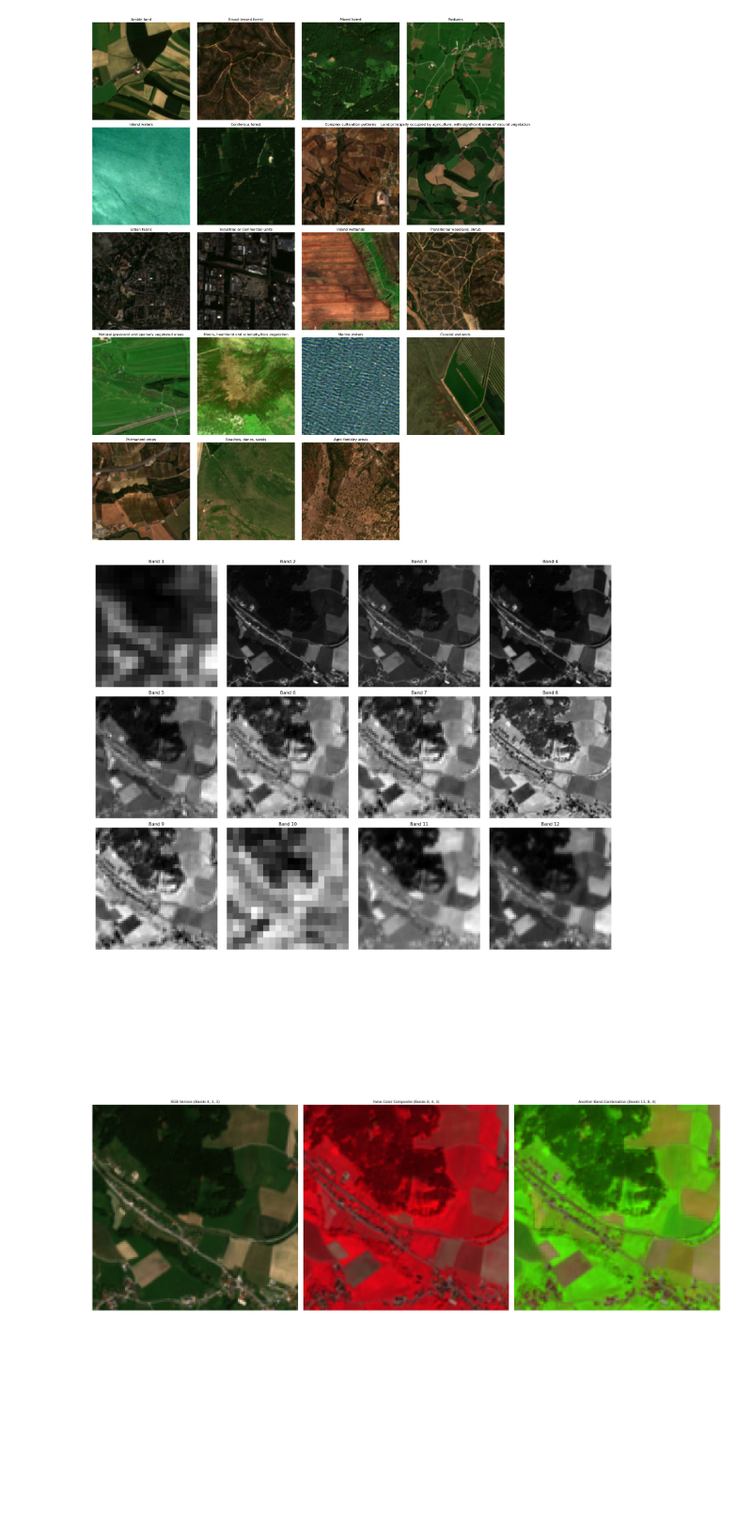
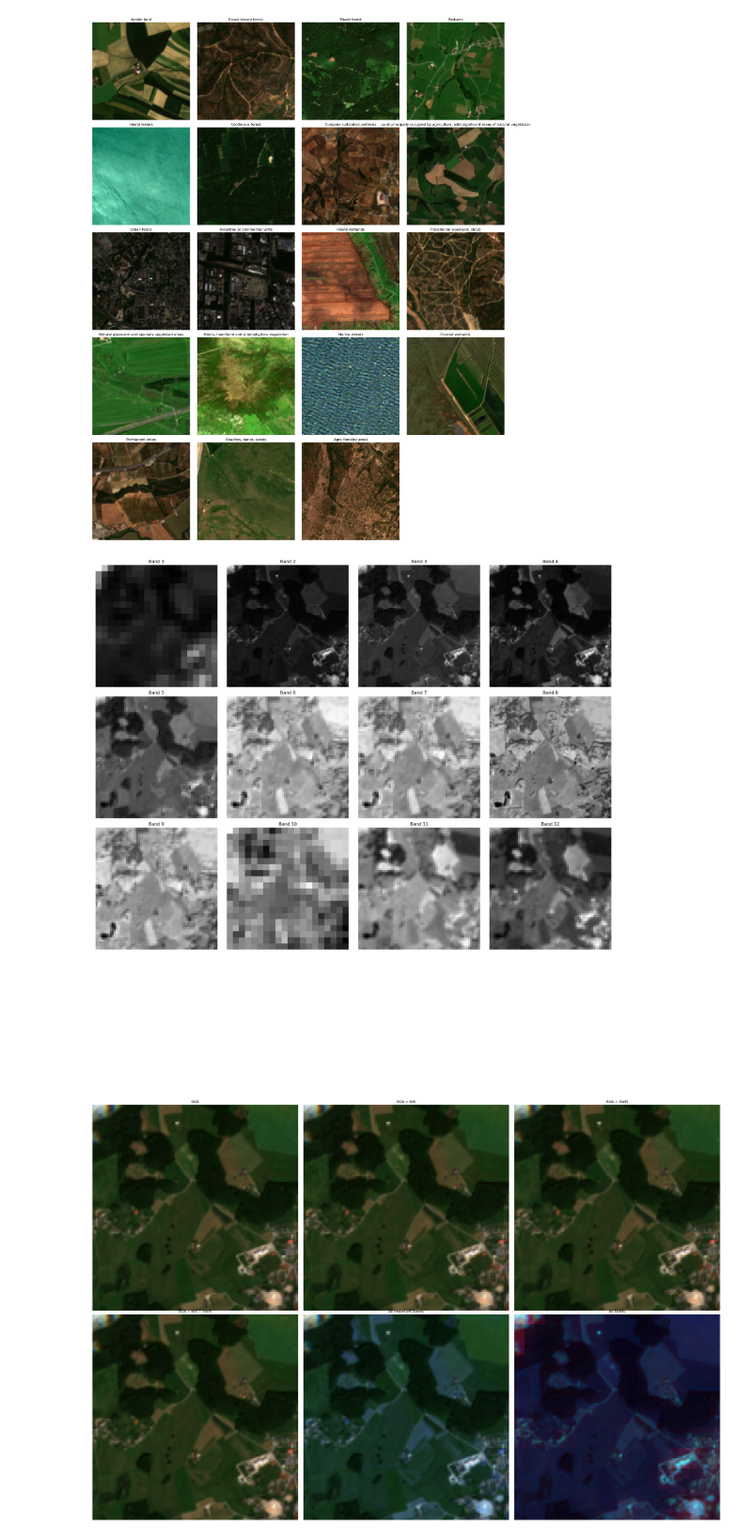
Before and after one commit to StaticRevo/FYP-Multi-Label-Classification-using-Deep-Learning, a Jupyter notebook: FYPProjectMultiSpectral/notebooks/data_exploration.ipynb, the cells around one changed output. Shown at 94% size. Drawn from its saved outputs; the diff is of its cells as text; code cells hidden in the pictures; blank space fills up the shorter version.

```diff
--- a/FYPProjectMultiSpectral/notebooks/data_exploration.ipynb
+++ b/FYPProjectMultiSpectral/notebooks/data_exploration.ipynb
@@ -24,12 +24,12 @@ import textwrap
 import ast
 from glob import glob
 # %%
-metadata_df_05percent = pd.read_csv(r'C:\Users\isaac\Desktop\BigEarthTests\0.5%_BigEarthNet\metadata_0.5%_BigEarthNet.csv')
+metadata_df_05percent = pd.read_csv(r'C:\Users\isaac\Desktop\BigEarthTests\0.5%_BigEarthNet\metadata_0.5_percent.csv')
 metadata_df_1percent = pd.read_csv(r'C:\Users\isaac\Desktop\BigEarthTests\1%_BigEarthNet\metadata_1_percent.csv')
 metadata_df_5percent = pd.read_csv(r'C:\Users\isaac\Desktop\BigEarthTests\5%_BigEarthNet\metadata_5_percent.csv')
 metadata_df_10percent = pd.read_csv(r'C:\Users\isaac\Desktop\BigEarthTests\10%_BigEarthNet\metadata_10_percent.csv')
 metadata_df_50percent = pd.read_csv(r'C:\Users\isaac\Desktop\BigEarthTests\50%_BigEarthNet\metadata_50_percent.csv')
-metadata_df_original = pd.read_parquet(r'C:\Users\isaac\Downloads\metadata.parquet')
+metadata_df_original = pd.read_csv(r'C:\Users\isaac\Desktop\BigEarthTests\100%_BigEarthNet\metadata_100_percent.csv')
 
 dataset_dir = r'C:\Users\isaac\Desktop\BigEarthTests\Subsets\1%Copy'
 original_dataset_dir = r'D:\Datasets\BigEarthNet-S2\100%BigEarthNet'
@@ -308,61 +451,64 @@ plt.show()
 [figure]
 # %%
 # Path to the combined 13-band TIFF file
-tif_path = r'C:\Users\isaac\Desktop\Small\CombinedImages\S2A_MSIL2A_20170613T101031_N9999_R022_T33UUP\S2A_MSIL2A_20170613T101031_N9999_R022_T33UUP_80_58.tif'
+tif_path = r'C:\Users\isaac\Desktop\BigEarthTests\5%_BigEarthNet\CombinedImages\S2A_MSIL2A_20170613T101031_N9999_R022_T33UUP_41_60.tif'
 
 # Read the combined 13-band TIFF file
 with rasterio.open(tif_path) as src:
     combined_image = src.read()
 
 # Number of bands
 num_bands = combined_image.shape[0]
 
 # Plot the individual bands
 fig, axes = plt.subplots(4, 4, figsize=(20, 20))
 axes = axes.flatten()
 
 for i in range(num_bands):
     axes[i].imshow(combined_image[i], cmap='gray')
     axes[i].set_title(f'Band {i+1}')
     axes[i].axis('off')
 
 # Hide any remaining empty subplots
 for j in range(num_bands, len(axes)):
     axes[j].axis('off')
 
 plt.tight_layout()
 plt.show()
 
-# Extract the RGB bands (assuming bands 4, 3, and 2 for Sentinel-2)
-rgb_image = np.stack([combined_image[3], combined_image[2], combined_image[1]], axis=-1)
+# Function to extract and normalize bands
+def extract_and_normalize_bands(image, band_indices):
+    extracted_image = np.stack([image[i] for i in band_indices], axis=-1)
+    normalized_image = (extracted_image - extracted_image.min()) / (extracted_image.max() - extracted_image.min())
+    return normalized_image
 
-# Normalize the RGB image to the range [0, 1]
-rgb_image = (rgb_image - rgb_image.min()) / (rgb_image.max() - rgb_image.min())
+# Band combinations
+band_combinations = {
+    'RGB': [3, 2, 1],  # Bands 4, 3, 2
+    'RGB + NIR': [3, 2, 1, 7],  # Bands 4, 3, 2, 8
+    'RGB + SWIR': [3, 2, 1, 10, 11],  # Bands 4, 3, 2, 11, 12
+    'RGB + NIR + SWIR': [3, 2, 1, 7, 10, 11],  # Bands 4, 3, 2, 8, 11, 12
+    'All Important Bands': [1, 2, 3, 4, 5, 6, 7, 8, 9, 10],  # Bands 2, 3, 4, 5, 6, 7, 8, 8A, 11, 12
+    'All Bands': list(range(13))  # Bands 1 to 13
+}
 
-# Plot the RGB version and other band combinations
-fig, axes = plt.subplots(1, 3, figsize=(30, 10))
+# Plot the band combinations
+fig, axes = plt.subplots(2, 3, figsize=(30, 20))
+axes = axes.flatten()
 
-# Plot the RGB version
-axes[0].imshow(rgb_image)
-axes[0].set_title('RGB Version (Bands 4, 3, 2)')
-axes[0].axis('off')
-
-# Plot a false color composite (e.g., Bands 8, 4, 3 for Sentinel-2)
-false_color_image = np.stack([combined_image[7], combined_image[3], combined_image[2]], axis=-1)
-false_color_image = (false_color_image - false_color_image.min()) / (false_color_image.max() - false_color_image.min())
-axes[1].imshow(false_color_image)
-axes[1].set_title('False Color Composite (Bands 8, 4, 3)')
-axes[1].axis('off')
-
-# Plot another band combination (e.g., Bands 11, 8, 4 for Sentinel-2)
-another_combination_image = np.stack([combined_image[10], combined_image[7], combined_image[3]], axis=-1)
-another_combination_image = (another_combination_image - another_combination_image.min()) / (another_combination_image.max() - another_combination_image.min())
-axes[2].imshow(another_combination_image)
-axes[2].set_title('Another Band Combination (Bands 11, 8, 4)')
-axes[2].axis('off')
+for i, (title, band_indices) in enumerate(band_combinations.items()):
+    if len(band_indices) == 3:
+        image = extract_and_normalize_bands(combined_image, band_indices)
+        axes[i].imshow(image)
+    else:
+        # For combinations with more than 3 bands, plot the first 3 bands as RGB
+        image = extract_and_normalize_bands(combined_image, band_indices[:3])
+        axes[i].imshow(image)
+    axes[i].set_title(title)
+    axes[i].axis('off')
 
 plt.tight_layout()
 plt.show()
 # %% [output]
-[figure, old version]
+[figure, new version]
-[figure, old version]
+[figure, new version]
```
Also changed, not shown: parts of 3 cells of this notebook, 2 other files.
